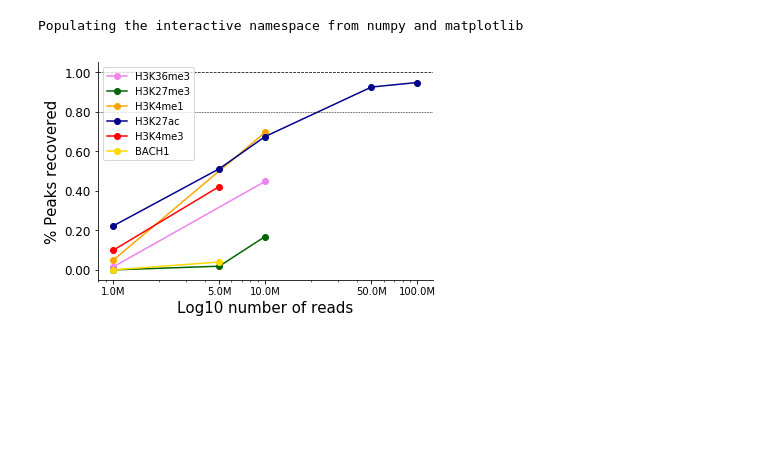
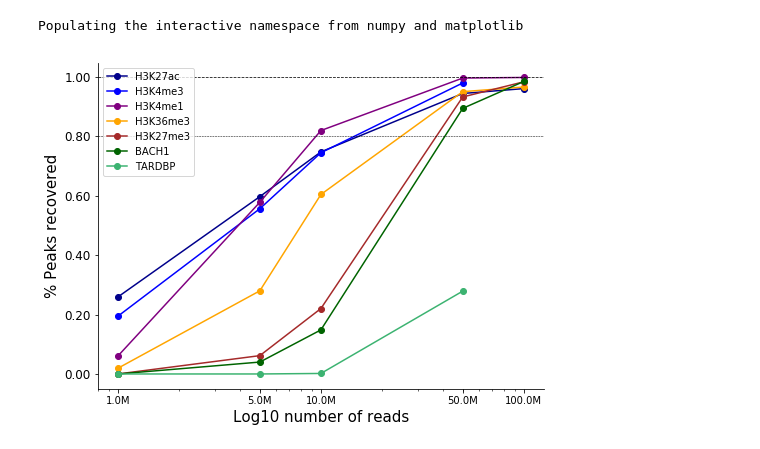
Before and after one commit to gymreklab/chips, a Jupyter notebook: paper-methods/FigureNotebooks/ChIPMunk_Figure2_Power.ipynb, the cells around one changed output. Saved outputs shown, nothing was run; the diff lists cells and outputs as text; code cells hidden in the pictures; blank space fills up the shorter version.

Commit message:
updating power analysis

```diff
--- a/paper-methods/FigureNotebooks/ChIPMunk_Figure2_Power.ipynb
+++ b/paper-methods/FigureNotebooks/ChIPMunk_Figure2_Power.ipynb
@@ -15,41 +15,55 @@ OUTDIR=os.path.join(DATADIR, "pdfs")
 FIG2COLOR = "darkblue"
 # %% [output]
 Populating the interactive namespace from numpy and matplotlib
-# %%
-factor = "GM12878_H3K36me3_ENCFF191SDM_ENCFF695NNX"
 # %%
 fcolors = {
     "GM12878_H3K27ac_ENCFF097SQI_ENCFF465WTH": "darkblue",
-    "GM12878_H3K4me3_ENCFF398NET_ENCFF068UAA": "red",
-    "GM12878_H3K27me3_ENCFF014HHB_ENCFF533IKU": "darkgreen",
-    "GM12878_H3K36me3_ENCFF191SDM_ENCFF695NNX": "violet",
-    "GM12878_H3K4me1_ENCFF252ZII_ENCFF966LMJ": "orange",
-    "GM12878_BACH1_ENCFF518TTP_ENCFF866OLZ": "gold"
+    "GM12878_H3K4me3_ENCFF398NET_ENCFF068UAA": "blue",
+    "GM12878_H3K27me3_ENCFF014HHB_ENCFF533IKU": "brown",
+    "GM12878_H3K36me3_ENCFF191SDM_ENCFF695NNX": "orange",
+    "GM12878_H3K4me1_ENCFF252ZII_ENCFF966LMJ": "purple",
+    "GM12878_BACH1_ENCFF518TTP_ENCFF866OLZ": "darkgreen",
+    "GM12878_TARDBP_ENCFF673WUM_ENCFF016QUV": "mediumseagreen"
+}
+
+usebroad = {
+    "GM12878_H3K27ac_ENCFF097SQI_ENCFF465WTH": True,
+    "GM12878_H3K4me3_ENCFF398NET_ENCFF068UAA": True,
+    "GM12878_H3K4me1_ENCFF252ZII_ENCFF966LMJ": True,
+    "GM12878_H3K27me3_ENCFF014HHB_ENCFF533IKU": True,
+    "GM12878_H3K36me3_ENCFF191SDM_ENCFF695NNX": True
 }
 
 fig = plt.figure()
+fig.set_size_inches((8, 6))
 ax = fig.add_subplot(111)
-for factor in fcolors.keys():
-    data = pd.read_csv(os.path.join(DATADIR, "%s.power.tab"%factor),
+for factor in ["GM12878_H3K27ac_ENCFF097SQI_ENCFF465WTH", "GM12878_H3K4me3_ENCFF398NET_ENCFF068UAA", "GM12878_H3K4me1_ENCFF252ZII_ENCFF966LMJ",
+              "GM12878_H3K36me3_ENCFF191SDM_ENCFF695NNX", "GM12878_H3K27me3_ENCFF014HHB_ENCFF533IKU",
+              "GM12878_BACH1_ENCFF518TTP_ENCFF866OLZ","GM12878_TARDBP_ENCFF673WUM_ENCFF016QUV" ]: #fcolors.keys():
+    if usebroad.get(factor, False):
+        data = pd.read_csv(os.path.join(DATADIR, "%s.broad.power.tab"%factor),
+                   sep=" ", names=["factor","numreads","numpeaks","total"])
+    else:
+        data = pd.read_csv(os.path.join(DATADIR, "%s.power.tab"%factor),
                    sep=" ", names=["factor","numreads","numpeaks","total"])
     data["power"] = data["numpeaks"]*1.0/data["total"]
-    data = data[data["power"]!=0] # TODO remove after all done
+    data = data[(data["power"]!=0) | (data["numreads"]==1000000)] # TODO remove after all done
     ax.plot((data["numreads"]), data["power"], marker="o", color=fcolors[factor], label=factor.split("_")[1])
 
 ax.spines['right'].set_visible(False)
 ax.spines['top'].set_visible(False)
 ax.yaxis.set_ticks_position('left')
 ax.xaxis.set_ticks_position('bottom')
 ax.axhline(y=1.00, linestyle="dashed", color="black", linewidth=0.75)
 ax.axhline(y=0.8, linestyle="dashed", color="black", linewidth=0.5)
 
 readnums = [item*1000000 for item in [1, 5, 10, 50, 100]]
 ax.set_xscale('log');
 ax.set_xticks(readnums)
 ax.set_xticklabels(["%sM"%(item/1000000) for item in readnums])
 ax.set_yticklabels(["%0.2f"%item for item in ax.get_yticks()], size=12)
 ax.set_xlabel("Log10 number of reads", size=15)
 ax.set_ylabel("% Peaks recovered", size=15);
 ax.legend(loc="upper left");
 # %% [output]
-[figure, old version]
+[figure, new version]
```
Also changed, not shown: 4 other files.
